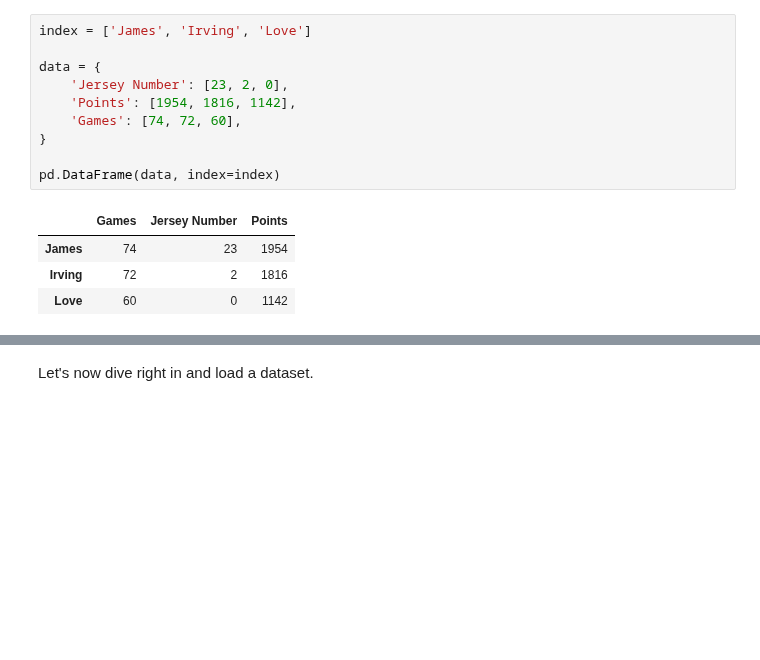
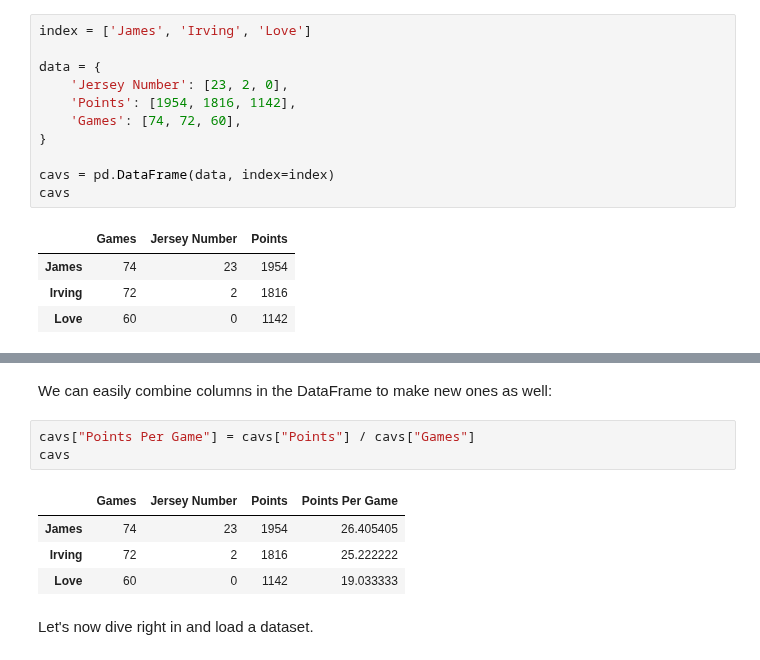
Before and after one commit to nuitrcs/pythonworkshops, a Jupyter notebook: dataanalysis/pandas/Lesson 1 - Basics.ipynb, the cells around one changed output, grey strips where cells are left out. Cells and saved outputs as stored; diff of their text form; blank space fills up the shorter version.

Commit message:
example creating a new column

```diff
--- a/dataanalysis/pandas/Lesson 1 - Basics.ipynb
+++ b/dataanalysis/pandas/Lesson 1 - Basics.ipynb
@@ -29,7 +29,8 @@ data = {
     'Games': [74, 72, 60],
 }
 
-pd.DataFrame(data, index=index)
+cavs = pd.DataFrame(data, index=index)
+cavs
 # %% [output]
 |  | Games | Jersey Number | Points |
 | James | 74 | 23 | 1954 |
@@ -61,3 +62,13 @@ pd.DataFrame(np.random.randn(7,4), index=['Sun', 'Mon', 'Tue', 'Wed', 'Thu', 'Fr
+# %% [markdown]
+We can easily combine columns in the DataFrame to make new ones as well:
+# %%
+cavs["Points Per Game"] = cavs["Points"] / cavs["Games"]
+cavs
+# %% [output]
+|  | Games | Jersey Number | Points | Points Per Game |
+| James | 74 | 23 | 1954 | 26.405405 |
+| Irving | 72 | 2 | 1816 | 25.222222 |
+| Love | 60 | 0 | 1142 | 19.033333 |
 # %% [markdown]
 Let's now dive right in and load a dataset.
 # %%
```
Also changed, not shown: parts of 2 cells of this notebook.
